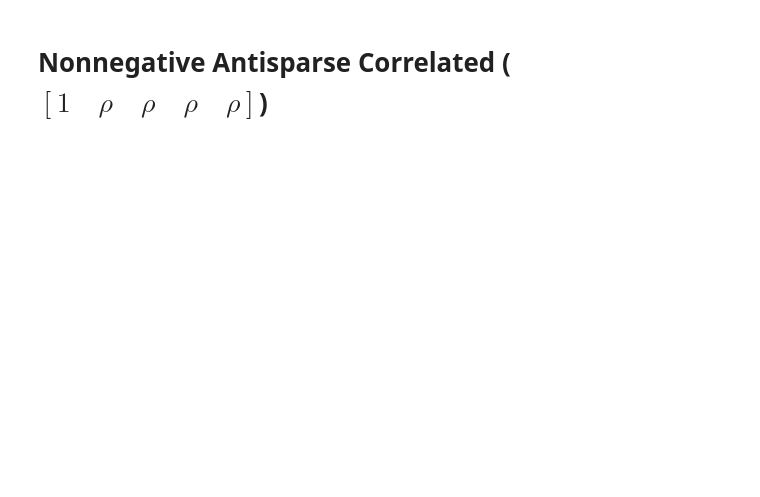
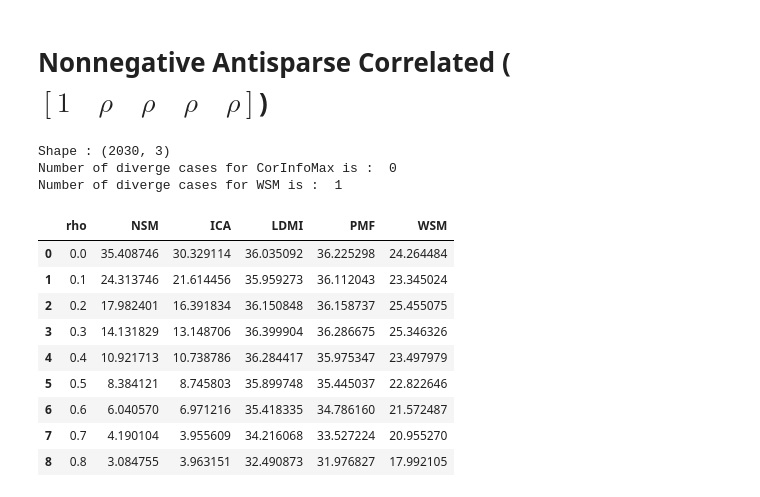
Before and after one commit to BariscanBozkurt/Biologically-Plausible-DetMaxNNs-for-Blind-Source-Separation, a Jupyter notebook: Simulations/AnalyzeSimulationResults/PlotSimulationResults_Antisparse.ipynb, the cells around one changed output. Drawn from its saved outputs; the diff is of its cells as text; code cells hidden in the pictures; blank space fills up the shorter version.

```diff
--- a/Simulations/AnalyzeSimulationResults/PlotSimulationResults_Antisparse.ipynb
+++ b/Simulations/AnalyzeSimulationResults/PlotSimulationResults_Antisparse.ipynb
@@ -71,20 +84,34 @@ findfont: Font family ['Times New Roman'] not found. Falling back to DejaVu Sans
 # %% [markdown]
 # Nonnegative Antisparse Correlated ($[1 \quad \rho \quad \rho \quad \rho \quad \rho]$)
 # %%
-# df_nnanti_results1 = pd.read_pickle(r"../Results/simulation_results_correlated_nnantisparseV1.pkl")[['Model','rho', 'SINR']]
-# df_nnanti_results2 = pd.read_pickle(r"../Results/simulation_results_correlated_nnantisparseV2.pkl")[['Model','rho', 'SINR']]
-# df_nnanti_results3 = pd.read_pickle(r"../Results/simulation_results_correlated_nnantisparseV3.pkl")[['Model','rho', 'SINR']]
-# df_nnanti_results = pd.concat([df_nnanti_results1, df_nnanti_results2, df_nnanti_results3], axis = 0)
+df_nnanti_results1 = pd.read_pickle(r"../Results/simulation_results_correlated_nnantisparseV1.pkl")[['Model','rho', 'SINR']]
+df_nnanti_results2 = pd.read_pickle(r"../Results/simulation_results_correlated_nnantisparseV2.pkl")[['Model','rho', 'SINR']]
+df_nnanti_results3 = pd.read_pickle(r"../Results/simulation_results_correlated_nnantisparseV3.pkl")[['Model','rho', 'SINR']]
+df_nnanti_results = pd.concat([df_nnanti_results1, df_nnanti_results2, df_nnanti_results3], axis = 0)
 
-# print('Shape : {}'.format(df_nnanti_results.shape))
-# print('Number of diverge cases for CorInfoMax is : ', df_nnanti_results.loc[(df_nnanti_results['SINR'] == -999) & (df_nnanti_results['Model'] == 'CorInfoMax')].shape[0])
-# print('Number of diverge cases for WSM is : ', df_nnanti_results.loc[(df_nnanti_results['SINR'] == -999) & (df_nnanti_results['Model'] == 'WSM')].shape[0])
+print('Shape : {}'.format(df_nnanti_results.shape))
+print('Number of diverge cases for CorInfoMax is : ', df_nnanti_results.loc[(df_nnanti_results['SINR'] == -999) & (df_nnanti_results['Model'] == 'CorInfoMax')].shape[0])
+print('Number of diverge cases for WSM is : ', df_nnanti_results.loc[(df_nnanti_results['SINR'] == -999) & (df_nnanti_results['Model'] == 'WSM')].shape[0])
 
-# df_nnanti_results = df_nnanti_results.loc[df_nnanti_results['SINR'] != -999]
-# results = df_nnanti_results[['Model', 'rho', 'SINR']].groupby(['Model', 'rho']).agg({'rho':'size', 'SINR':'mean'}).rename(columns={'rho':'count','SINR':'SINR'}).reset_index()
-# table = pd.DataFrame(columns = (["rho"] + list(df_nnanti_results['Model'].unique())))
-# table['rho'] = np.array([0.1*j for j in range(9)])
-# for m in list(table.columns[1:]):
-#     table[m] = results.loc[results['Model'] == m]['SINR'].values
+df_nnanti_results = df_nnanti_results.loc[df_nnanti_results['SINR'] != -999]
+results = df_nnanti_results[['Model', 'rho', 'SINR']].groupby(['Model', 'rho']).agg({'rho':'size', 'SINR':'mean'}).rename(columns={'rho':'count','SINR':'SINR'}).reset_index()
+table = pd.DataFrame(columns = (["rho"] + list(df_nnanti_results['Model'].unique())))
+table['rho'] = np.array([0.1*j for j in range(9)])
+for m in list(table.columns[1:]):
+    table[m] = results.loc[results['Model'] == m]['SINR'].values
 
-# table
+table
+# %% [output]
+Shape : (2030, 3)
+Number of diverge cases for CorInfoMax is :  0
+Number of diverge cases for WSM is :  1
+|  | rho | NSM | ICA | LDMI | PMF | WSM |
+| 0 | 0.0 | 35.408746 | 30.329114 | 36.035092 | 36.225298 | 24.264484 |
+| 1 | 0.1 | 24.313746 | 21.614456 | 35.959273 | 36.112043 | 23.345024 |
+| 2 | 0.2 | 17.982401 | 16.391834 | 36.150848 | 36.158737 | 25.455075 |
+| 3 | 0.3 | 14.131829 | 13.148706 | 36.399904 | 36.286675 | 25.346326 |
+| 4 | 0.4 | 10.921713 | 10.738786 | 36.284417 | 35.975347 | 23.497979 |
+| 5 | 0.5 | 8.384121 | 8.745803 | 35.899748 | 35.445037 | 22.822646 |
+| 6 | 0.6 | 6.040570 | 6.971216 | 35.418335 | 34.786160 | 21.572487 |
+| 7 | 0.7 | 4.190104 | 3.955609 | 34.216068 | 33.527224 | 20.955270 |
+| 8 | 0.8 | 3.084755 | 3.963151 | 32.490873 | 31.976827 | 17.992105 |
```
Also changed, not shown: parts of 5 cells of this notebook, 3 other files.
